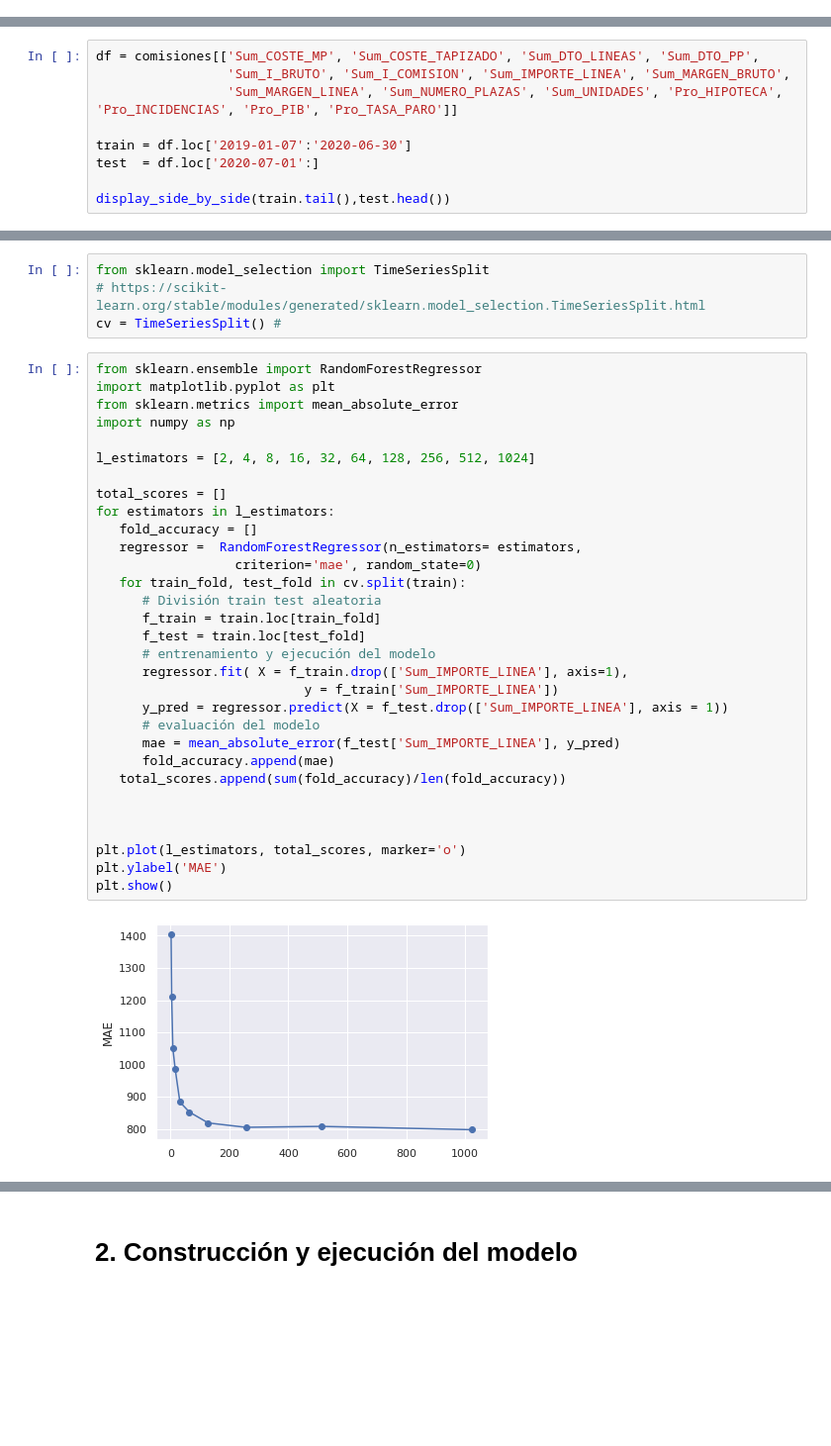
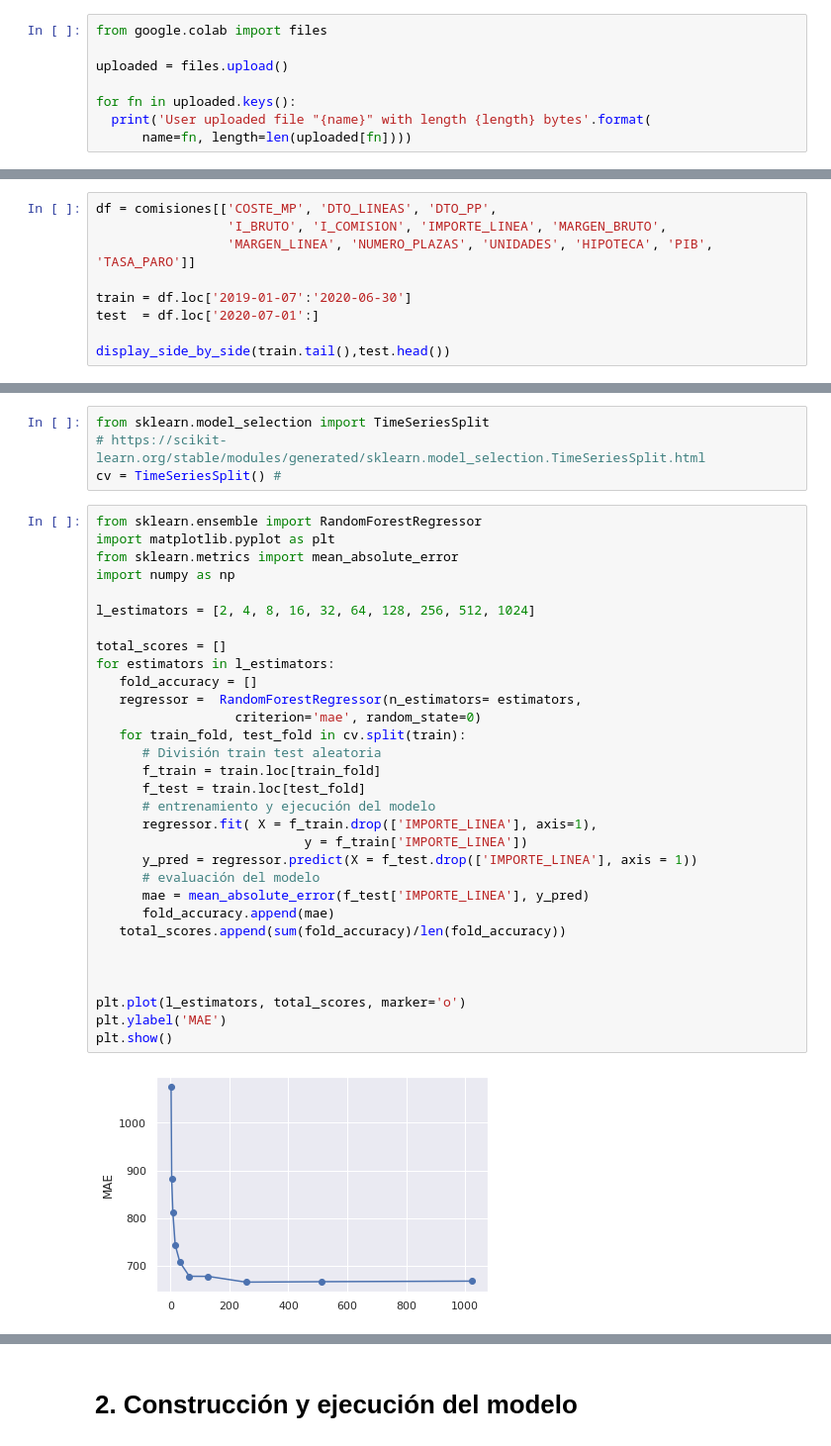
Before and after one commit to pacogp/TFM, a Jupyter notebook: importancia_importe_comisiones.ipynb, the cells around one changed output, grey strips where cells are left out. Shown at 99% size. Saved outputs shown, nothing was run; the diff lists cells and outputs as text; blank space fills up the shorter version.

```diff
--- a/importancia_importe_comisiones.ipynb
+++ b/importancia_importe_comisiones.ipynb
@@ -53,0 +54,8 @@ g.set(ylim=(0, 500))
+# %%
+from google.colab import files
+
+uploaded = files.upload()
+
+for fn in uploaded.keys():
+  print('User uploaded file "{name}" with length {length} bytes'.format(
+      name=fn, length=len(uploaded[fn])))
@@ -75,9 +87,9 @@ def display_side_by_side(*args):
         html_str+=df.to_html()
     display_html(html_str.replace('table','table style="display:inline"'),raw=True)
 # %%
-df = comisiones[['Sum_COSTE_MP', 'Sum_COSTE_TAPIZADO', 'Sum_DTO_LINEAS', 'Sum_DTO_PP',
-                 'Sum_I_BRUTO', 'Sum_I_COMISION', 'Sum_IMPORTE_LINEA', 'Sum_MARGEN_BRUTO',
-                 'Sum_MARGEN_LINEA', 'Sum_NUMERO_PLAZAS', 'Sum_UNIDADES', 'Pro_HIPOTECA', 'Pro_INCIDENCIAS', 'Pro_PIB', 'Pro_TASA_PARO']]
+df = comisiones[['COSTE_MP', 'DTO_LINEAS', 'DTO_PP',
+                 'I_BRUTO', 'I_COMISION', 'IMPORTE_LINEA', 'MARGEN_BRUTO',
+                 'MARGEN_LINEA', 'NUMERO_PLAZAS', 'UNIDADES', 'HIPOTECA', 'PIB', 'TASA_PARO']]
 
 train = df.loc['2019-01-07':'2020-06-30']
 test  = df.loc['2020-07-01':]
@@ -121,36 +133,36 @@ cv = TimeSeriesSplit() #
 # %%
 from sklearn.ensemble import RandomForestRegressor
 import matplotlib.pyplot as plt
 from sklearn.metrics import mean_absolute_error
 import numpy as np
 
 l_estimators = [2, 4, 8, 16, 32, 64, 128, 256, 512, 1024]
 
 total_scores = []
 for estimators in l_estimators:
    fold_accuracy = []
    regressor =  RandomForestRegressor(n_estimators= estimators,
                   criterion='mae', random_state=0)
    for train_fold, test_fold in cv.split(train):
       # División train test aleatoria
       f_train = train.loc[train_fold]
       f_test = train.loc[test_fold]
       # entrenamiento y ejecución del modelo
-      regressor.fit( X = f_train.drop(['Sum_IMPORTE_LINEA'], axis=1),
-                           y = f_train['Sum_IMPORTE_LINEA'])
-      y_pred = regressor.predict(X = f_test.drop(['Sum_IMPORTE_LINEA'], axis = 1))
+      regressor.fit( X = f_train.drop(['IMPORTE_LINEA'], axis=1),
+                           y = f_train['IMPORTE_LINEA'])
+      y_pred = regressor.predict(X = f_test.drop(['IMPORTE_LINEA'], axis = 1))
       # evaluación del modelo
-      mae = mean_absolute_error(f_test['Sum_IMPORTE_LINEA'], y_pred)
+      mae = mean_absolute_error(f_test['IMPORTE_LINEA'], y_pred)
       fold_accuracy.append(mae)
    total_scores.append(sum(fold_accuracy)/len(fold_accuracy))
 
 
 
 plt.plot(l_estimators, total_scores, marker='o')
 plt.ylabel('MAE')
 plt.show()
 # %% [output]
-[figure, old version]
+[figure, new version]
 # %%
 best_est = l_estimators[np.argmin(total_scores)]
 best_mae = min(total_scores)
```
Also changed, not shown: parts of 12 cells of this notebook.
